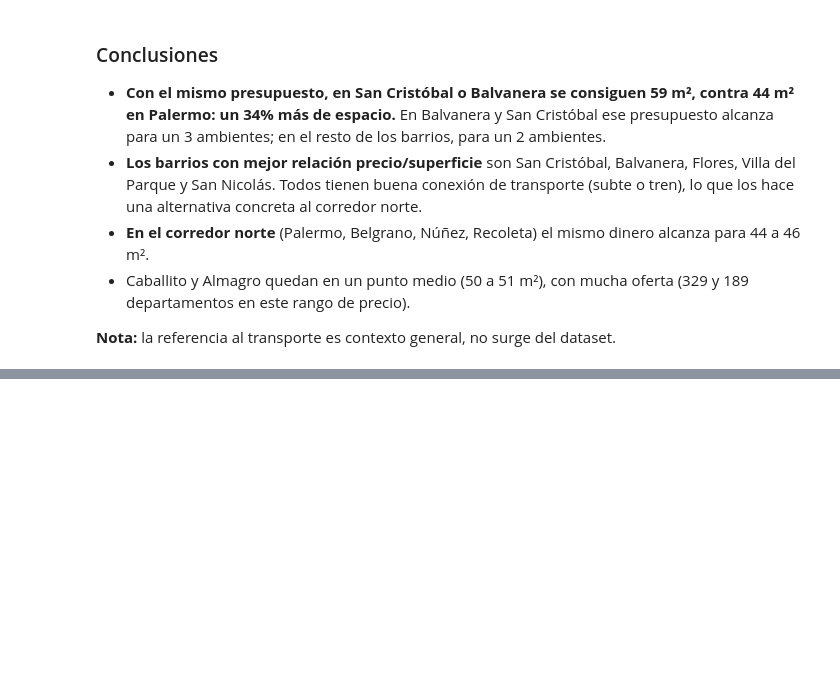
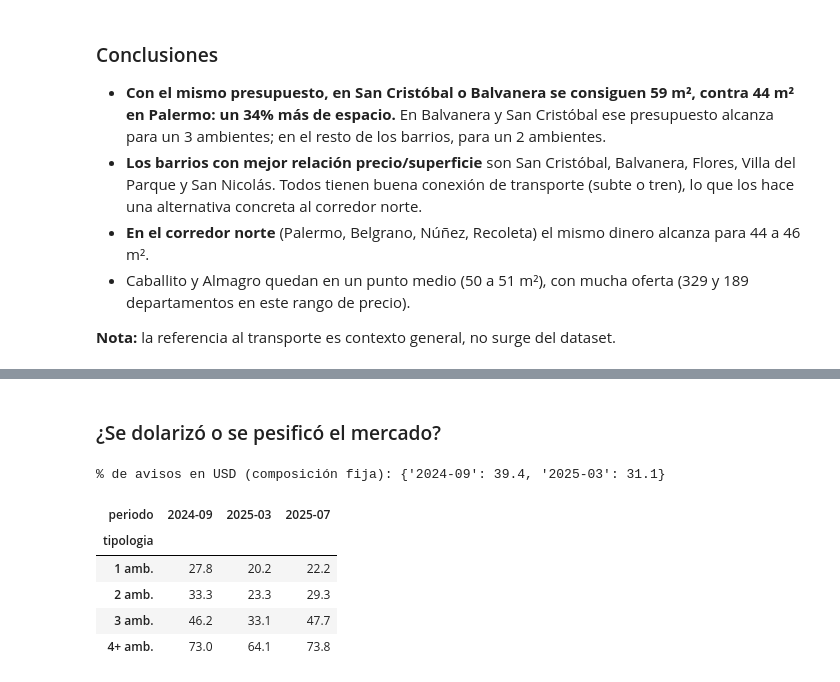
Before and after one commit to magaliorellana01/radar-inmobiliario-caba, a Jupyter notebook: notebooks/02_analisis.ipynb, the cells around one changed output, grey strips where cells are left out. Drawn from its saved outputs; the diff is of its cells as text; code cells hidden in the pictures; blank space fills up the shorter version.

```diff
--- a/notebooks/02_analisis.ipynb
+++ b/notebooks/02_analisis.ipynb
@@ -239,0 +338,14 @@ guardar(fig, "05_m2_con_presupuesto");
+# %% [markdown]
+### ¿Se dolarizó o se pesificó el mercado?
+# %%
+print("% de avisos en USD (composición fija):", pct_en_usd_composicion_fija(periodos, BASE, COMPARAR))
+por_tipologia = pct_en_usd_por_ambientes(periodos)
+por_tipologia
+# %% [output]
+% de avisos en USD (composición fija): {'2024-09': 39.4, '2025-03': 31.1}
+| periodo | 2024-09 | 2025-03 | 2025-07 |
+| tipologia |  |  |  |
+| 1 amb. | 27.8 | 20.2 | 22.2 |
+| 2 amb. | 33.3 | 23.3 | 29.3 |
+| 3 amb. | 46.2 | 33.1 | 47.7 |
+| 4+ amb. | 73.0 | 64.1 | 73.8 |
```
Also changed, not shown: parts of 11 cells of this notebook, 2 other files.
